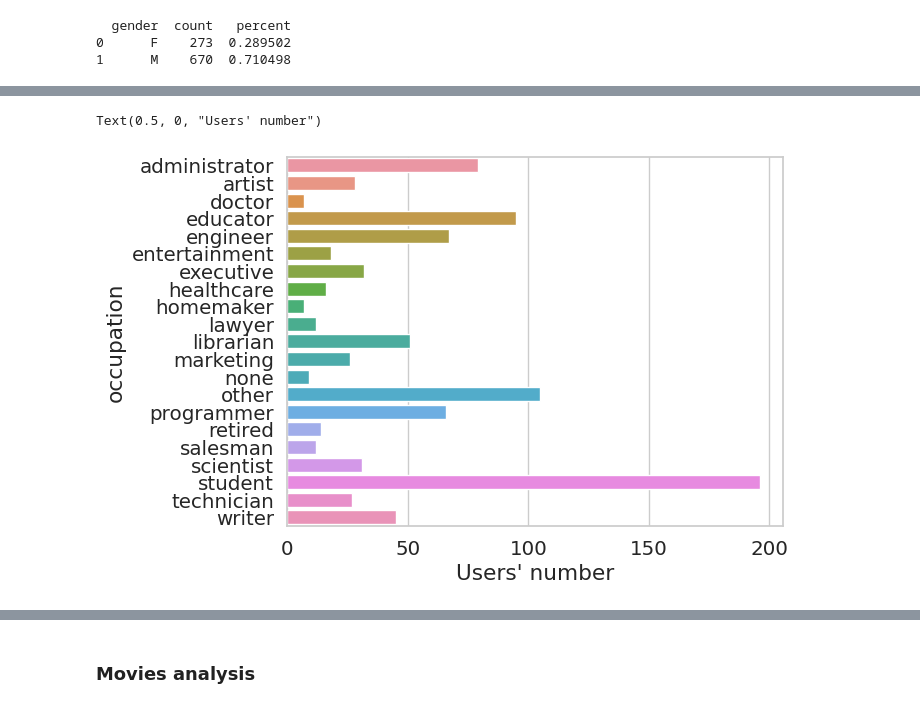
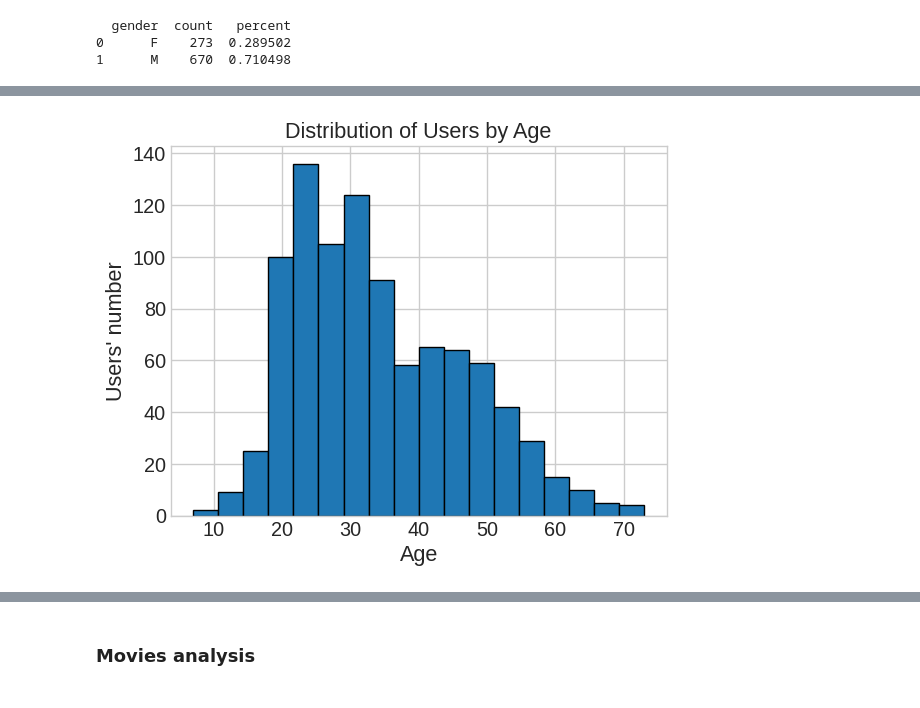
Before and after one commit to blueberry13-8/movie-recommender-system, a Jupyter notebook: notebooks/1.0-initial-data-exporation.ipynb, the cells around one changed output, grey strips where cells are left out. Cells and saved outputs as stored; diff of their text form; code cells hidden in the pictures.

```diff
--- a/notebooks/1.0-initial-data-exporation.ipynb
+++ b/notebooks/1.0-initial-data-exporation.ipynb
@@ -171,8 +174,15 @@ Text(0.5, 0, 'Age')
-# %%
-df = user.groupby(['occupation']).size().reset_index(name='count')
-
-image = sns.barplot(data=df, y='occupation', x='count')
-image.set_xlabel("Users' number")
-# %% [output]
-Text(0.5, 0, "Users' number")
-[figure, removed]
+# %%
+import matplotlib.pyplot as plt
+
+# Create a histogram using Matplotlib
+plt.hist(user['age'], bins='auto', color='#1f77b4', edgecolor='black')
+
+# Customize the plot
+plt.xlabel('Age')
+plt.ylabel("Users' number")
+plt.title('Distribution of Users by Age')
+
+# Show the plot
+plt.show()
+# %% [output]
+[figure, added]
```
Also changed, not shown: parts of 7 cells of this notebook, 7 other files.
